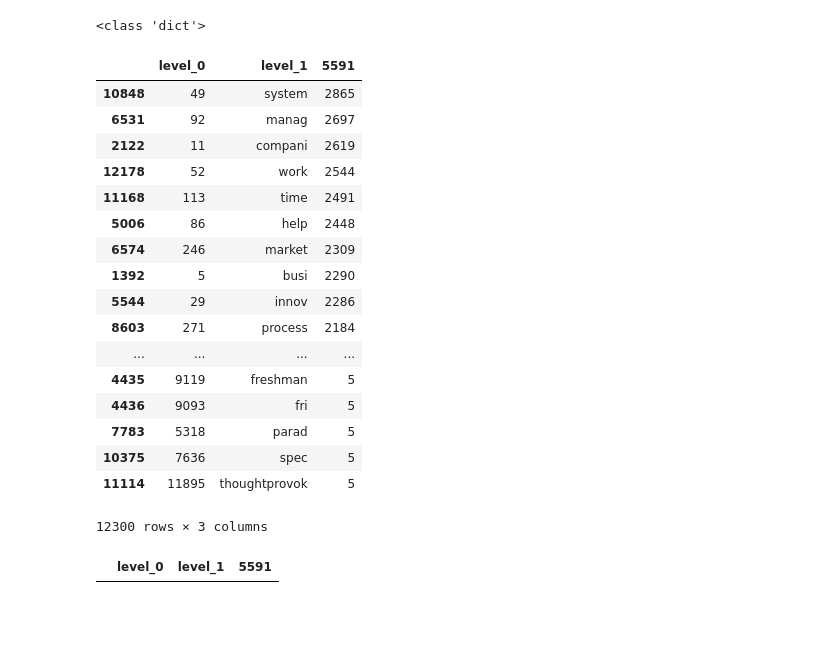
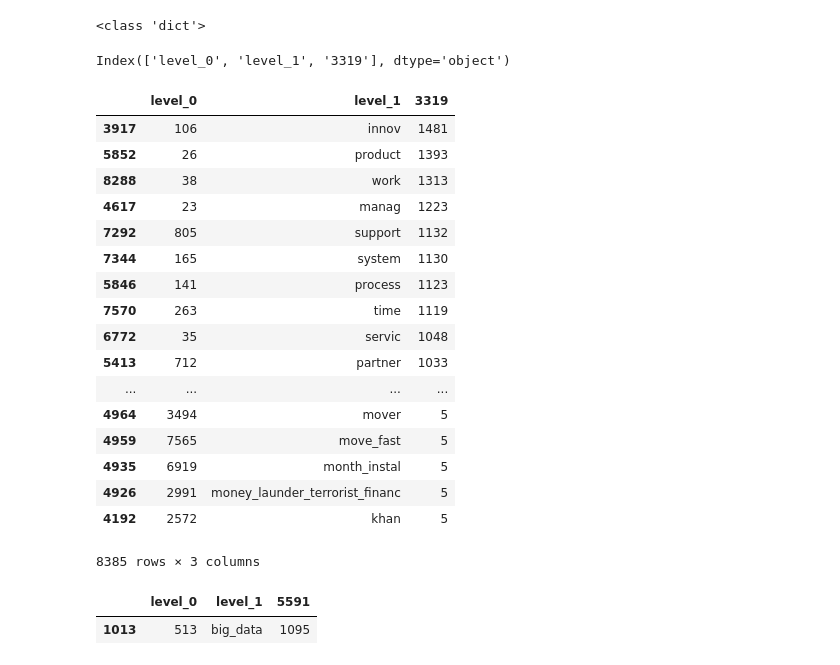
Before and after one commit to Alicechung/lda_insurtech, a Jupyter notebook: Untitled.ipynb, the cells around one changed output. Cells and saved outputs as stored; diff of their text form; code cells hidden in the pictures; blank space fills up the shorter version.

```diff
--- a/Untitled.ipynb
+++ b/Untitled.ipynb
@@ -62,28 +62,33 @@ dictionary2.save_as_text('a.txt')
 dft = pd.read_table('a.txt')
 # %%
 dft = dft.reset_index()
+# %%
+dft.columns
+# %% [output]
+Index(['level_0', 'level_1', '3319'], dtype='object')
 # %%
-dft.sort_values('5591', ascending= False)
+dft.sort_values('3319', ascending= False)
 # %% [output]
-|  | level_0 | level_1 | 5591 |
-| 10848 | 49 | system | 2865 |
-| 6531 | 92 | manag | 2697 |
-| 2122 | 11 | compani | 2619 |
-| 12178 | 52 | work | 2544 |
-| 11168 | 113 | time | 2491 |
-| 5006 | 86 | help | 2448 |
-| 6574 | 246 | market | 2309 |
-| 1392 | 5 | busi | 2290 |
-| 5544 | 29 | innov | 2286 |
-| 8603 | 271 | process | 2184 |
+|  | level_0 | level_1 | 3319 |
+| 3917 | 106 | innov | 1481 |
+| 5852 | 26 | product | 1393 |
+| 8288 | 38 | work | 1313 |
+| 4617 | 23 | manag | 1223 |
+| 7292 | 805 | support | 1132 |
+| 7344 | 165 | system | 1130 |
+| 5846 | 141 | process | 1123 |
+| 7570 | 263 | time | 1119 |
+| 6772 | 35 | servic | 1048 |
+| 5413 | 712 | partner | 1033 |
 | ... | ... | ... | ... |
-| 4435 | 9119 | freshman | 5 |
-| 4436 | 9093 | fri | 5 |
-| 7783 | 5318 | parad | 5 |
-| 10375 | 7636 | spec | 5 |
-| 11114 | 11895 | thoughtprovok | 5 |
+| 4964 | 3494 | mover | 5 |
+| 4959 | 7565 | move_fast | 5 |
+| 4935 | 6919 | month_instal | 5 |
+| 4926 | 2991 | money_launder_terrorist_financ | 5 |
+| 4192 | 2572 | khan | 5 |
-12300 rows × 3 columns
+8385 rows × 3 columns
 # %%
-dft[dft['level_1']=='']
+dft[dft['level_1']=='big_data']
 # %% [output]
 |  | level_0 | level_1 | 5591 |
+| 1013 | 513 | big_data | 1095 |
```
Also changed, not shown: 1 other file.
